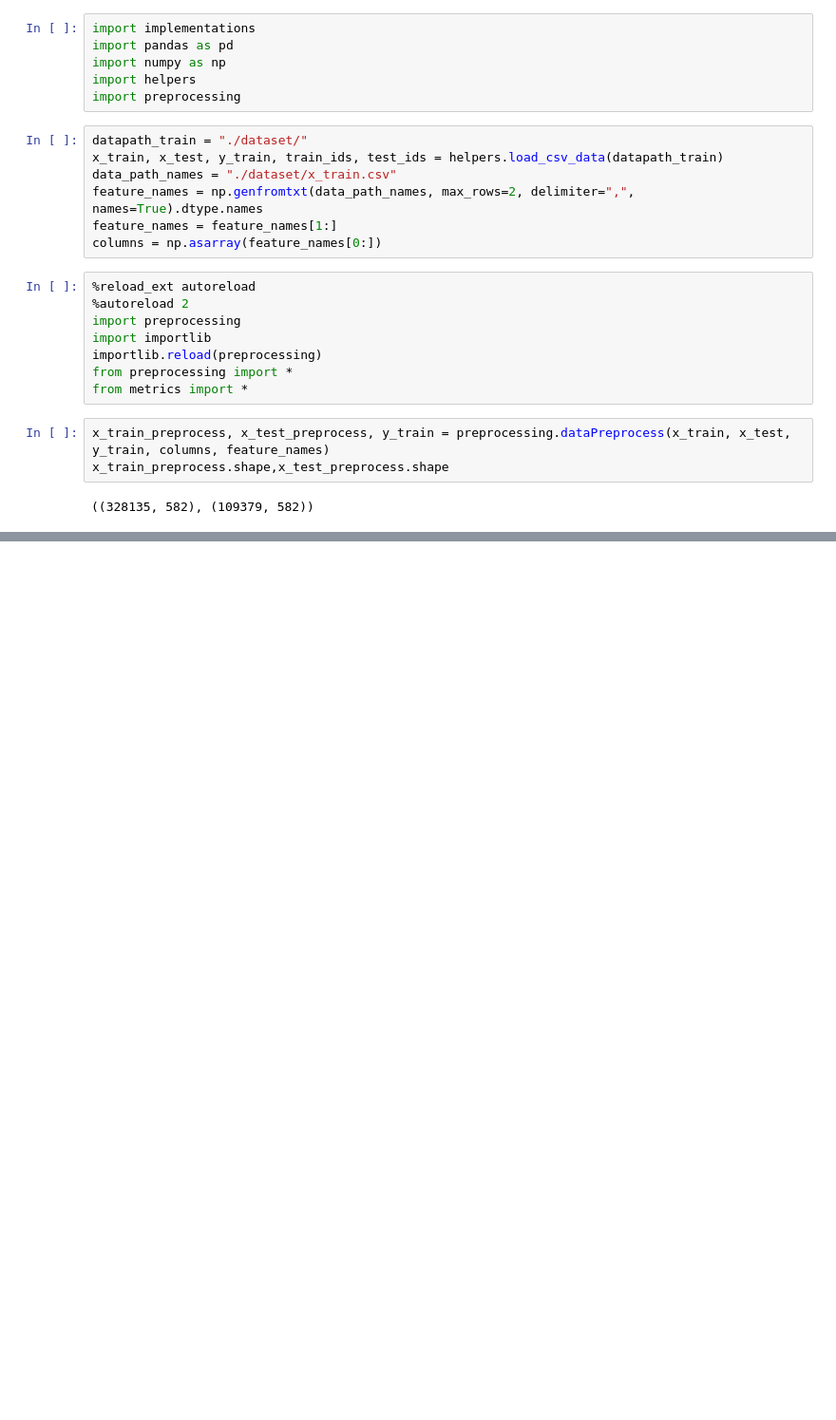
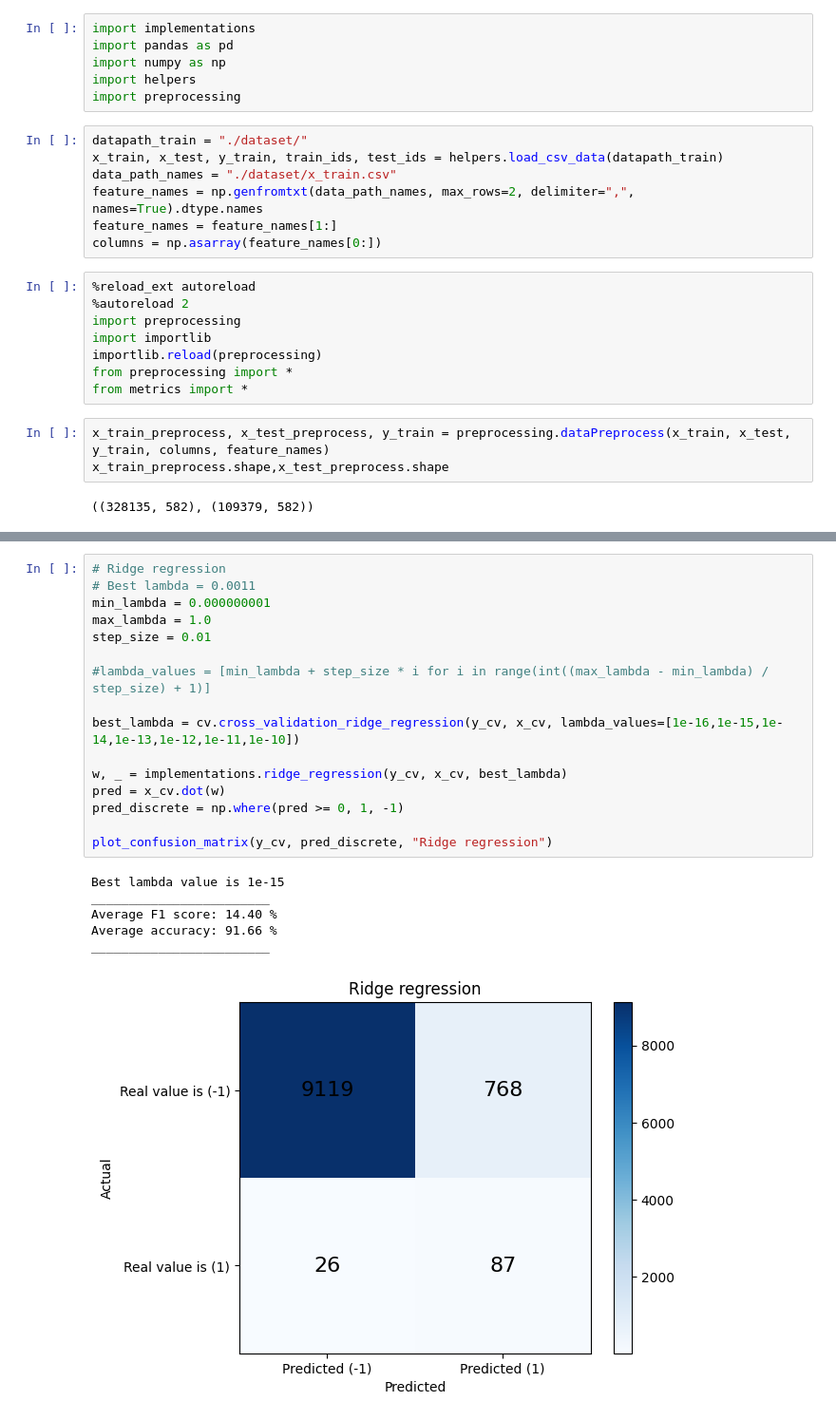
Before and after one commit to mimimamalah/CVD_prediction, a Jupyter notebook: run.ipynb, the cells around one changed output, grey strips where cells are left out. Shown at 95% size. Saved outputs shown, nothing was run; the diff lists cells and outputs as text; blank space fills up the shorter version.

```diff
--- a/run.ipynb
+++ b/run.ipynb
@@ -26,0 +97,23 @@ x_train_preprocess.shape,x_test_preprocess.shape
+# %%
+# Ridge regression
+# Best lambda = 0.0011
+min_lambda = 0.000000001
+max_lambda = 1.0
+step_size = 0.01
+
+#lambda_values = [min_lambda + step_size * i for i in range(int((max_lambda - min_lambda) / step_size) + 1)]
+
+best_lambda = cv.cross_validation_ridge_regression(y_cv, x_cv, lambda_values=[1e-16,1e-15,1e-14,1e-13,1e-12,1e-11,1e-10])
+
+w, _ = implementations.ridge_regression(y_cv, x_cv, best_lambda)
+pred = x_cv.dot(w)
+pred_discrete = np.where(pred >= 0, 1, -1)
+
+plot_confusion_matrix(y_cv, pred_discrete, "Ridge regression")
+# %% [output]
+Best lambda value is 1e-15
+________________________
+Average F1 score: 14.40 %
+Average accuracy: 91.66 %
+________________________
+[figure, added]
```
Also changed, not shown: parts of 6 cells of this notebook, 1 other file.
